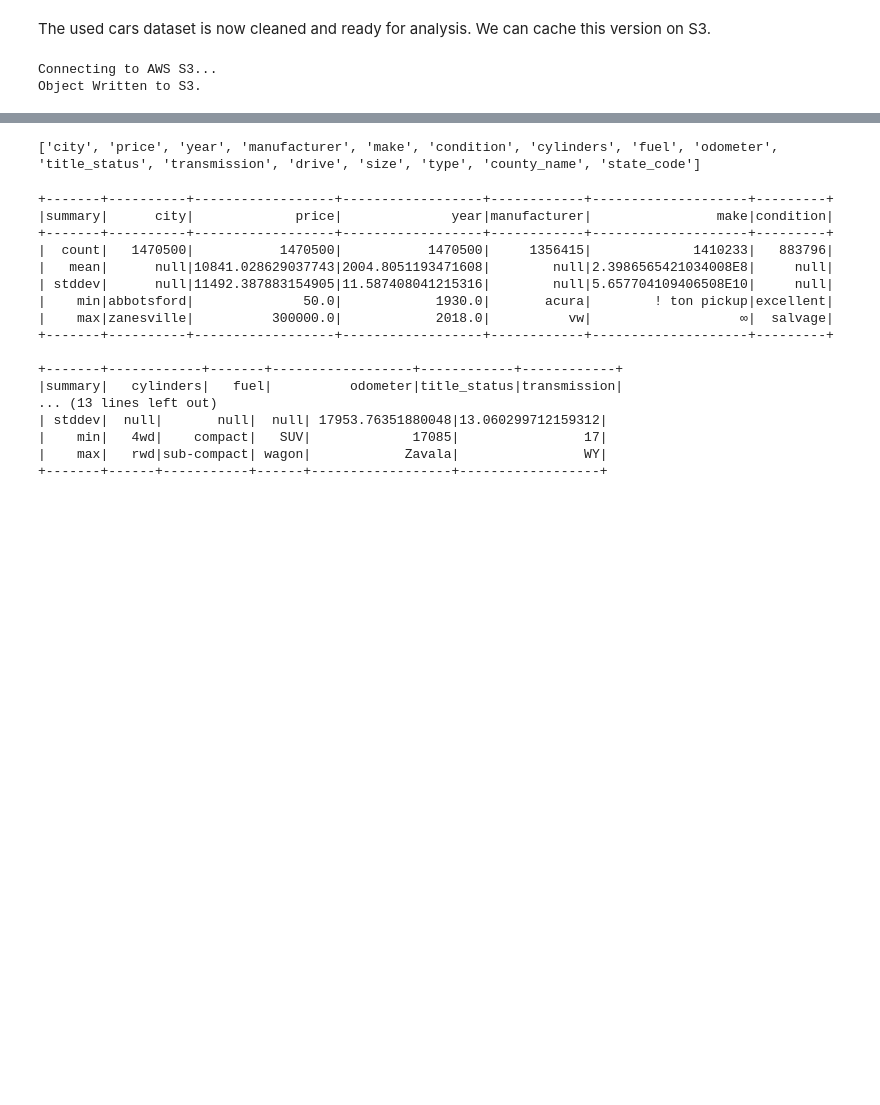
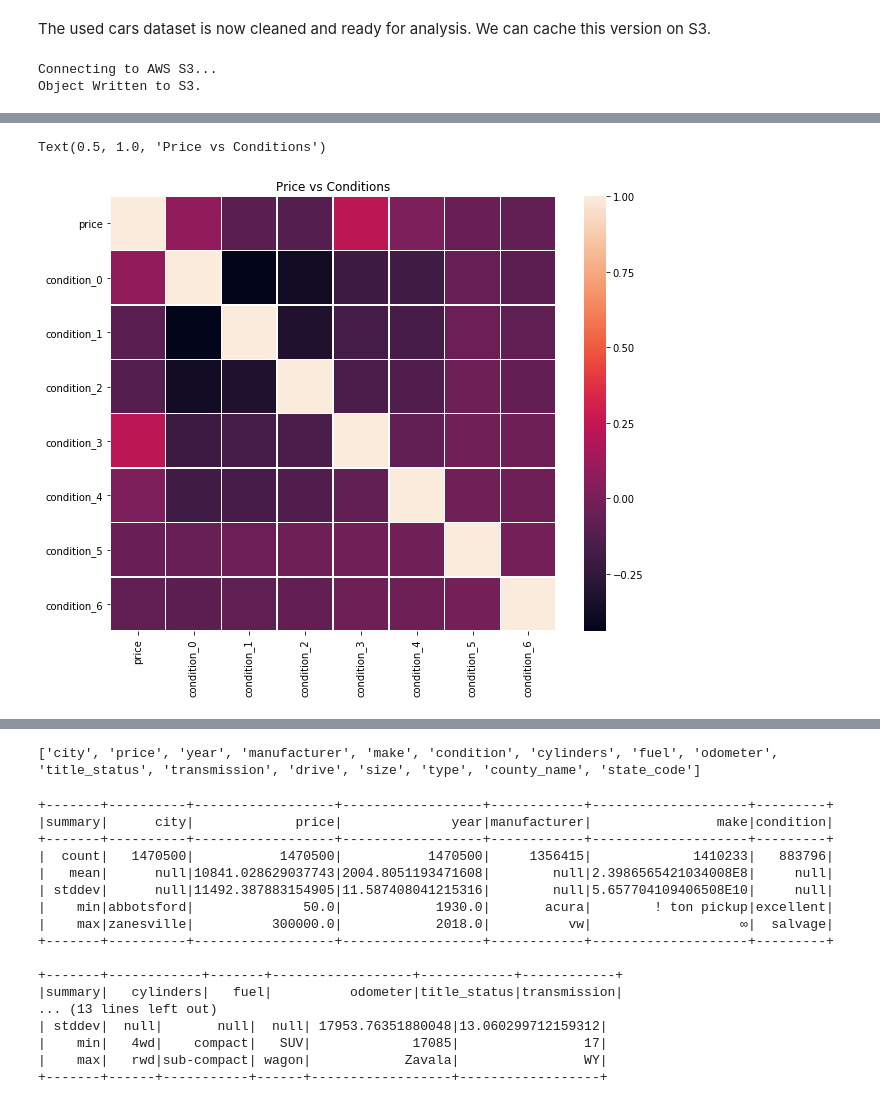
Before and after one commit to Technocolabs100/Car-Price-Prediction, a Jupyter notebook: ETL/PySpark Vehicles.ipynb, the cells around one changed output, grey strips where cells are left out. Saved outputs shown, nothing was run; the diff lists cells and outputs as text; code cells hidden in the pictures; blank space fills up the shorter version.

```diff
--- a/ETL/PySpark Vehicles.ipynb
+++ b/ETL/PySpark Vehicles.ipynb
@@ -830,0 +1015,22 @@ Object Written to S3.
+# %%
+
+def ith_(v, i):
+    try:
+        return float(v[i])
+    except ValueError:
+        return None
+
+ith = udf(ith_, DoubleType())
+
+#condition_index_vector
+
+
+encoded=vehicle_listings_encoded.withColumn('condition_0', ith("condition_index_vector", lit(0)))\
+.withColumn('condition_1', ith("condition_index_vector", lit(1)))\
+.withColumn('condition_2', ith("condition_index_vector", lit(2)))\
+.withColumn('condition_3', ith("condition_index_vector", lit(3)))\
+.withColumn('condition_4', ith("condition_index_vector", lit(4)))\
+.withColumn('condition_5', ith("condition_index_vector", lit(5)))\
+.withColumn('condition_6', ith("condition_index_vector", lit(6)))
+
+encoded.select("condition","condition_index","condition_index_vector","condition_0","condition_1","condition_2").show()
@@ -830,0 +1055,13 @@ Object Written to S3.
+# %%
+#title_status_index_vector
+
+
+encoded=encoded.withColumn('title_status_0', ith("title_status_index_vector", lit(0)))\
+.withColumn('title_status_1', ith("title_status_index_vector", lit(1)))\
+.withColumn('title_status_2', ith("title_status_index_vector", lit(2)))\
+.withColumn('title_status_3', ith("title_status_index_vector", lit(3)))\
+.withColumn('title_status_4', ith("title_status_index_vector", lit(4)))\
+.withColumn('title_status_5', ith("title_status_index_vector", lit(5)))\
+.withColumn('title_status_6', ith("title_status_index_vector", lit(6)))
+
+encoded.select("title_status","title_status_index","title_status_index_vector","title_status_0","title_status_1","title_status_2").show()
@@ -830,0 +1086,13 @@ Object Written to S3.
+# %%
+df_heat=encoded.sample(False,0.0001,63).toPandas()
+# %%
+df_heat_condition=df_heat[["price","condition_0","condition_1","condition_2","condition_3","condition_4","condition_5","condition_6"]]
+#encoded.select("price","condition_0","condition_1","condition_2","condition_3","condition_4","condition_5","condition_6").sample(False,0.0001,63).toPandas()
+
+matrix = df_heat_condition.corr()
+f, ax = plt.subplots(figsize=(10, 8))
+sns.heatmap(matrix, linewidth=0.5)
+plt.title('Price vs Conditions')
+# %% [output]
+Text(0.5, 1.0, 'Price vs Conditions')
+[figure, added]
```
Also changed, not shown: parts of 40 cells of this notebook, 54 other files.
